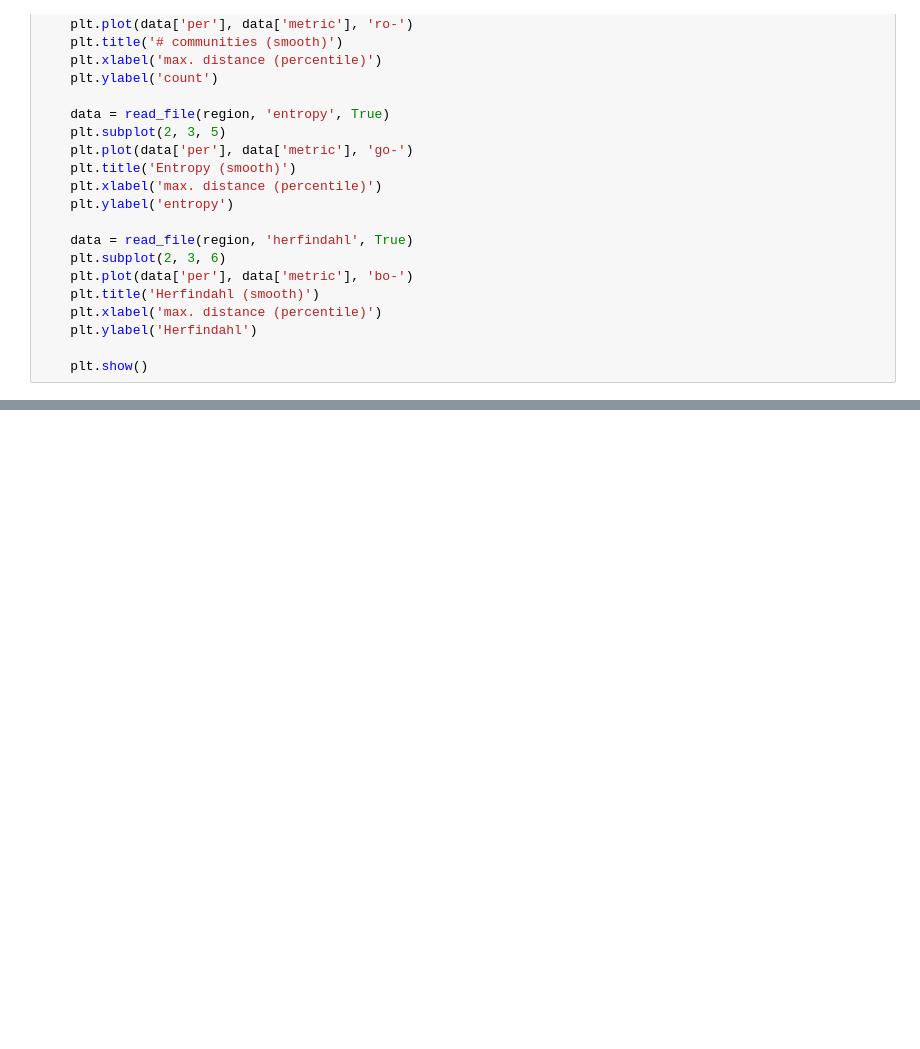
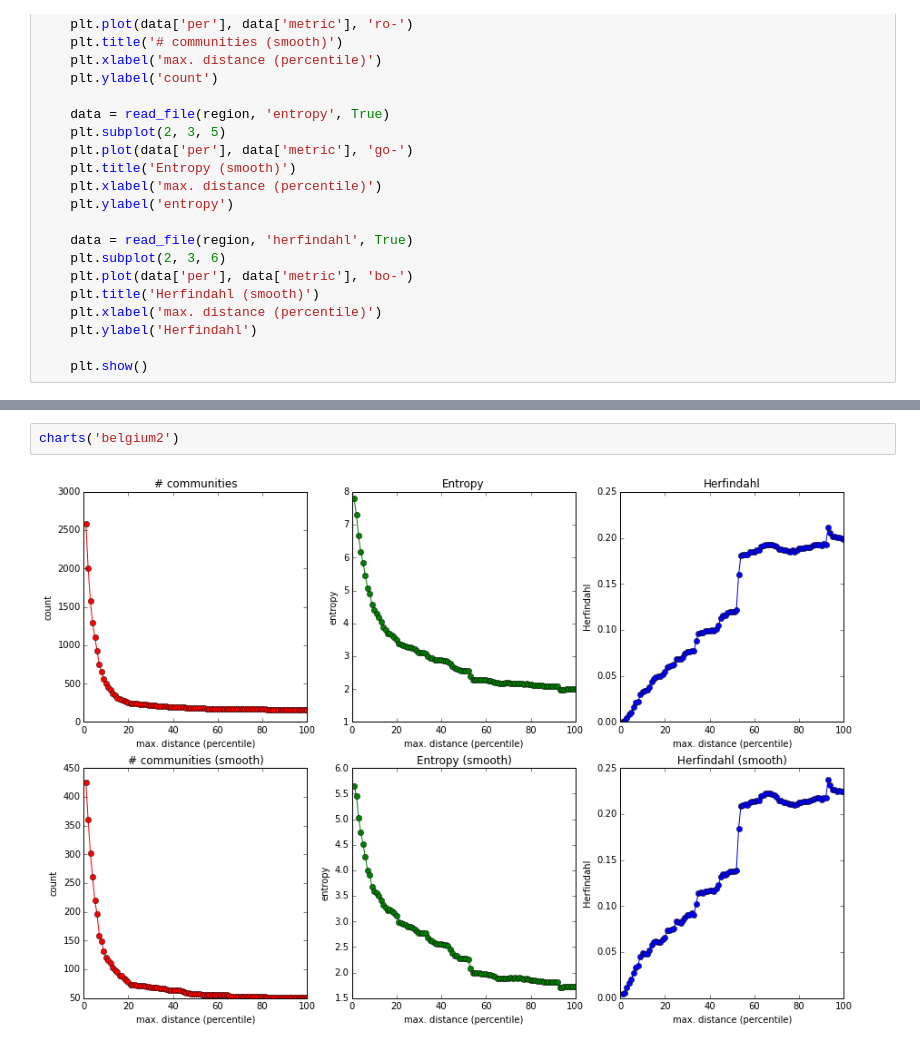
Before and after one commit to telmomenezes/ghostborders, a Jupyter notebook: ipython/scales_metrics.ipynb, the cells around one changed output, grey strips where cells are left out. Cells and saved outputs as stored; diff of their text form; blank space fills up the shorter version.

```diff
--- a/ipython/scales_metrics.ipynb
+++ b/ipython/scales_metrics.ipynb
@@ -76,3 +76,7 @@ charts('belgium')
+# %%
+charts('belgium2')
+# %% [output]
+[figure, added]
 # %%
 charts('ukraine')
 # %% [output]
```
Also changed, not shown: parts of 8 cells of this notebook, 1 other file.
